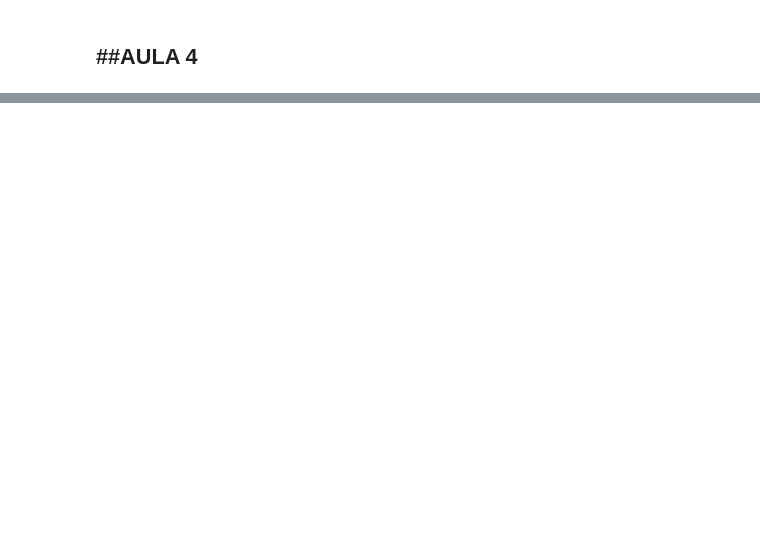
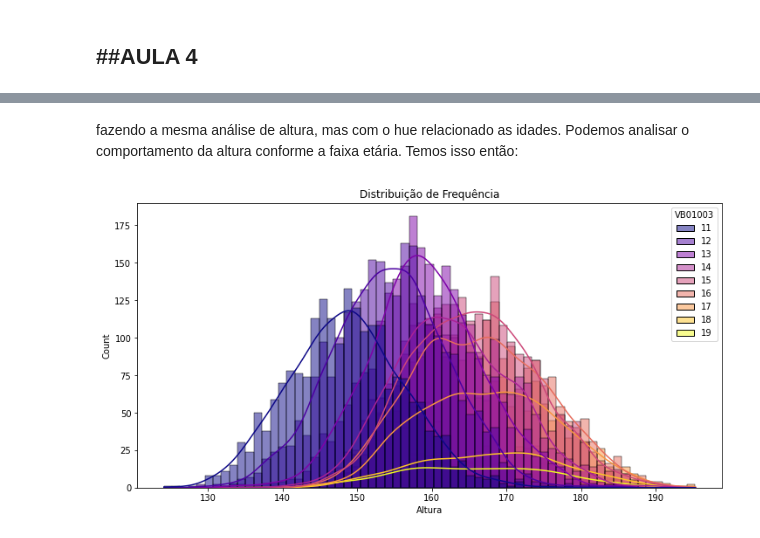
Before and after one commit to MatheusOrange211/Bootcamp-Alura, a Jupyter notebook: Bootcamp_Alura_Data_Science_IBGE.ipynb, the cells around one changed output, grey strips where cells are left out. Drawn from its saved outputs; the diff is of its cells as text; code cells hidden in the pictures; blank space fills up the shorter version.

```diff
--- a/Bootcamp_Alura_Data_Science_IBGE.ipynb
+++ b/Bootcamp_Alura_Data_Science_IBGE.ipynb
@@ -585,0 +804,11 @@ tab_freq(dados['PESO_INTERVALO'],None,"Intervalo - PESO")
+# %% [markdown]
+fazendo a mesma análise de altura, mas com o hue relacionado as idades. Podemos analisar o comportamento da altura conforme a faixa etária. Temos isso então:
+# %%
+ax =sns.histplot(data = dados, x=dados["VB17004"],kde=True,hue='VB01003',palette='plasma')
+ax.figure.set_size_inches(12,6)
+ax.set_title("Distribuição de Frequência")
+ax.set_xlabel("Altura")
+
+ax; #mesmo que plt.show()
+# %% [output]
+[figure, added]
```
Also changed, not shown: parts of 49 cells of this notebook.
